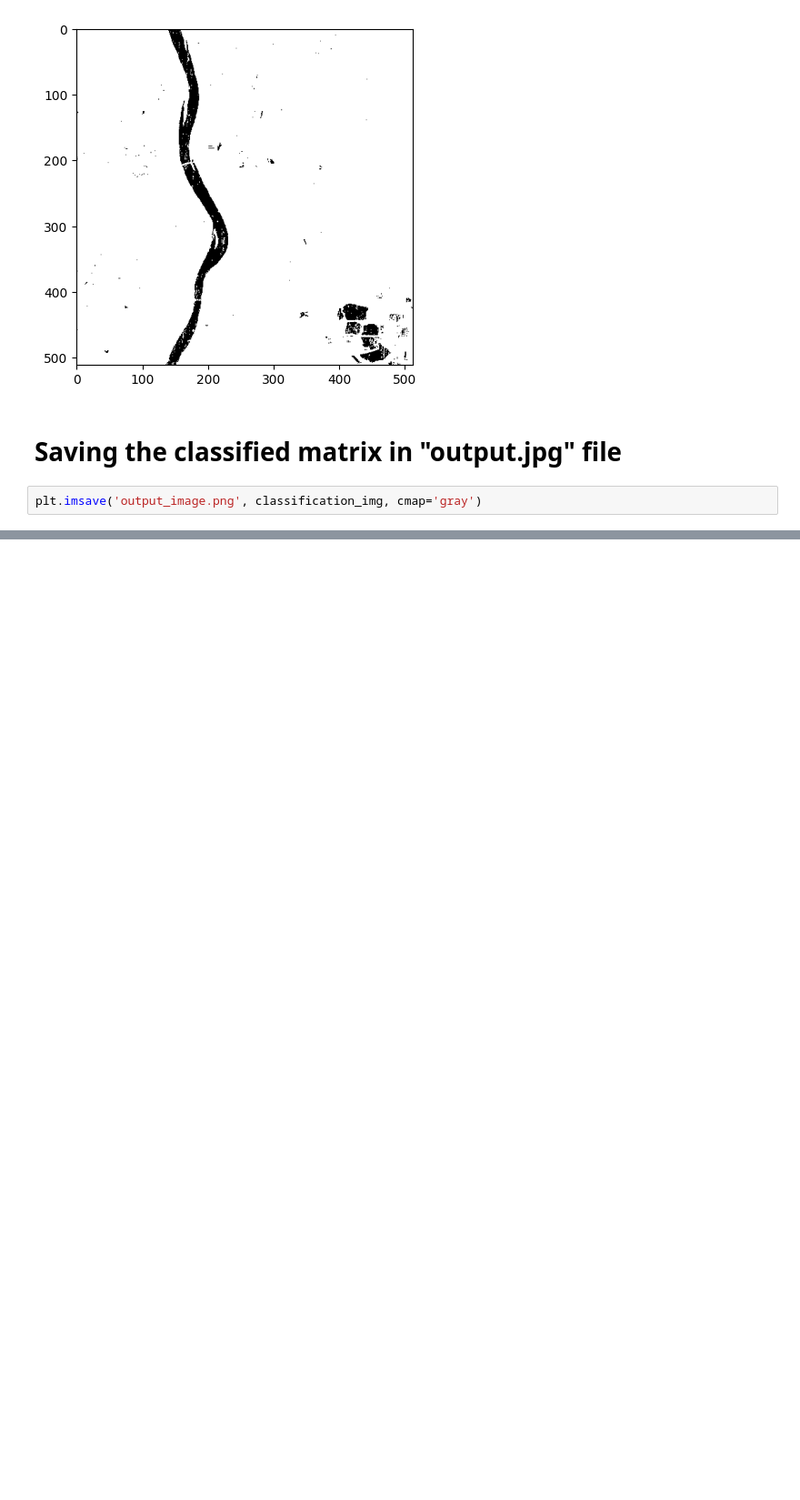
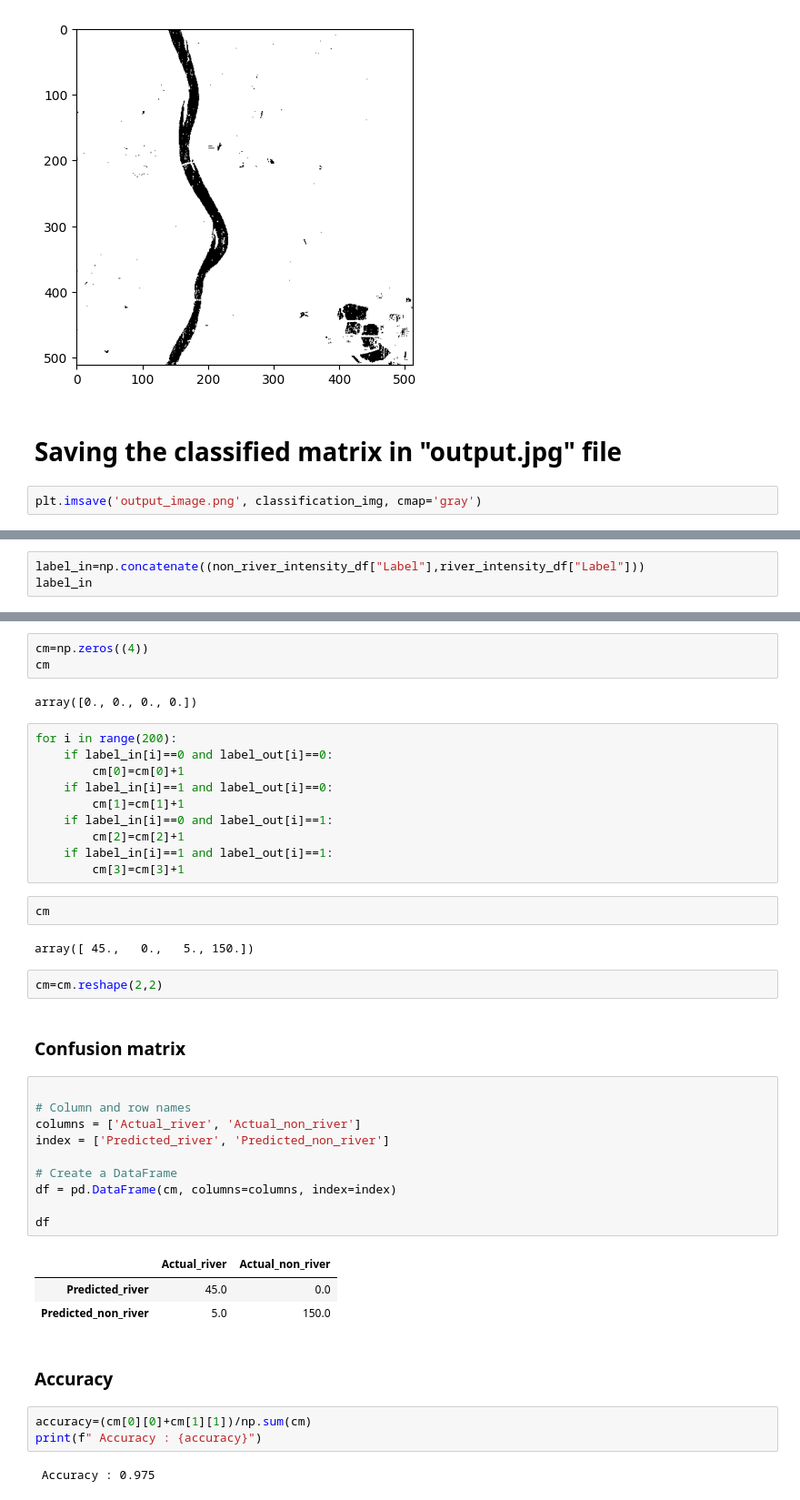
Before and after one commit to biswajit-github-2022/RKMVERI_2ND, a Jupyter notebook: class/ML/SS_assignments_2/band_image_read.ipynb, the cells around one changed output, grey strips where cells are left out. Shown at 91% size. Cells and saved outputs as stored; diff of their text form; blank space fills up the shorter version.

```diff
--- a/class/ML/SS_assignments_2/band_image_read.ipynb
+++ b/class/ML/SS_assignments_2/band_image_read.ipynb
@@ -375,0 +423,3 @@ plt.imsave('output_image.png', classification_img, cmap='gray')
+# %%
+label_in=np.concatenate((non_river_intensity_df["Label"],river_intensity_df["Label"]))
+label_in
@@ -375,0 +437,44 @@ plt.imsave('output_image.png', classification_img, cmap='gray')
+# %%
+cm=np.zeros((4))
+cm
+# %% [output]
+array([0., 0., 0., 0.])
+# %%
+for i in range(200):
+    if label_in[i]==0 and label_out[i]==0:
+        cm[0]=cm[0]+1
+    if label_in[i]==1 and label_out[i]==0:
+        cm[1]=cm[1]+1
+    if label_in[i]==0 and label_out[i]==1:
+        cm[2]=cm[2]+1
+    if label_in[i]==1 and label_out[i]==1:
+        cm[3]=cm[3]+1
+# %%
+cm
+# %% [output]
+array([ 45.,   0.,   5., 150.])
+# %%
+cm=cm.reshape(2,2)
+# %% [markdown]
+### Confusion matrix
+# %%
+
+# Column and row names
+columns = ['Actual_river', 'Actual_non_river']
+index = ['Predicted_river', 'Predicted_non_river']
+
+# Create a DataFrame
+df = pd.DataFrame(cm, columns=columns, index=index)
+
+df
+# %% [output]
+|  | Actual_river | Actual_non_river |
+| Predicted_river | 45.0 | 0.0 |
+| Predicted_non_river | 5.0 | 150.0 |
+# %% [markdown]
+### Accuracy
+# %%
+accuracy=(cm[0][0]+cm[1][1])/np.sum(cm)
+print(f" Accuracy : {accuracy}")
+# %% [output]
+ Accuracy : 0.975
```
Also changed, not shown: parts of 12 cells of this notebook.
